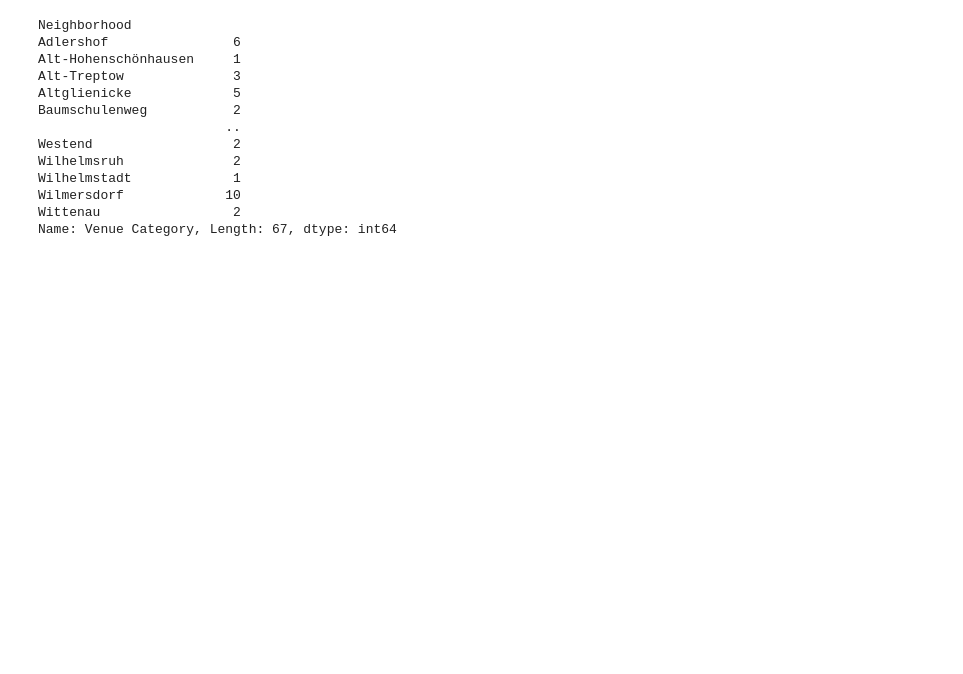
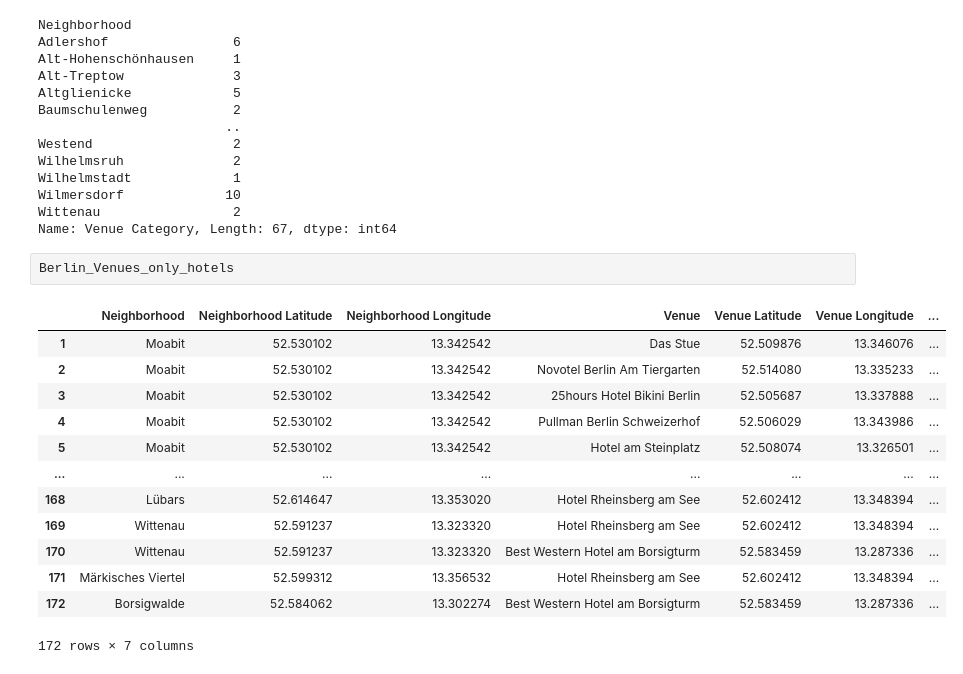
Before and after one commit to victoravalbuena/Coursera_Capstone, a Jupyter notebook: BERLIN_Neighborhood: Business Issue.ipynb, the cells around one changed output. Drawn from its saved outputs; the diff is of its cells as text; blank space fills up the shorter version.

```diff
--- a/BERLIN_Neighborhood: Business Issue.ipynb
+++ b/BERLIN_Neighborhood: Business Issue.ipynb
@@ -448,3 +448,19 @@ Wilhelmstadt             1
 Wilmersdorf             10
 Wittenau                 2
 Name: Venue Category, Length: 67, dtype: int64
+# %%
+Berlin_Venues_only_hotels
+# %% [output]
+|  | Neighborhood | Neighborhood Latitude | Neighborhood Longitude | Venue | Venue Latitude | Venue Longitude | ... |
+| 1 | Moabit | 52.530102 | 13.342542 | Das Stue | 52.509876 | 13.346076 | ... |
+| 2 | Moabit | 52.530102 | 13.342542 | Novotel Berlin Am Tiergarten | 52.514080 | 13.335233 | ... |
+| 3 | Moabit | 52.530102 | 13.342542 | 25hours Hotel Bikini Berlin | 52.505687 | 13.337888 | ... |
+| 4 | Moabit | 52.530102 | 13.342542 | Pullman Berlin Schweizerhof | 52.506029 | 13.343986 | ... |
+| 5 | Moabit | 52.530102 | 13.342542 | Hotel am Steinplatz | 52.508074 | 13.326501 | ... |
+| ... | ... | ... | ... | ... | ... | ... | ... |
+| 168 | Lübars | 52.614647 | 13.353020 | Hotel Rheinsberg am See | 52.602412 | 13.348394 | ... |
+| 169 | Wittenau | 52.591237 | 13.323320 | Hotel Rheinsberg am See | 52.602412 | 13.348394 | ... |
+| 170 | Wittenau | 52.591237 | 13.323320 | Best Western Hotel am Borsigturm | 52.583459 | 13.287336 | ... |
+| 171 | Märkisches Viertel | 52.599312 | 13.356532 | Hotel Rheinsberg am See | 52.602412 | 13.348394 | ... |
+| 172 | Borsigwalde | 52.584062 | 13.302274 | Best Western Hotel am Borsigturm | 52.583459 | 13.287336 | ... |
+172 rows × 7 columns
```
